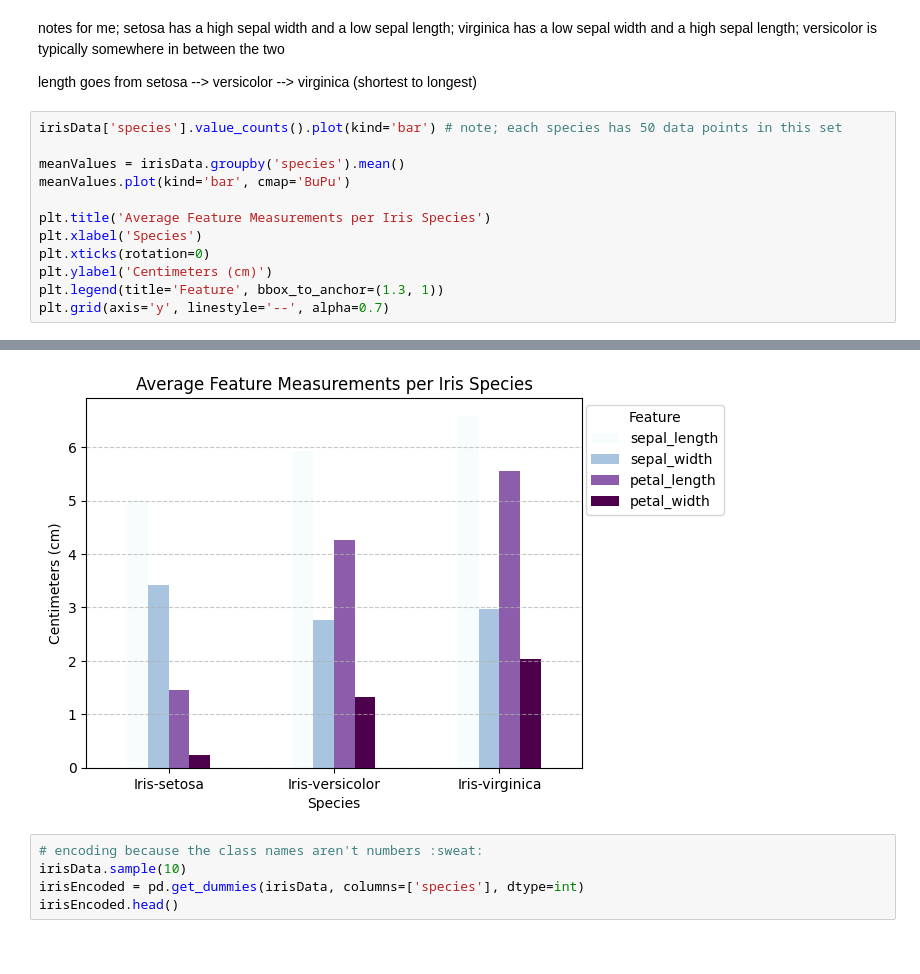
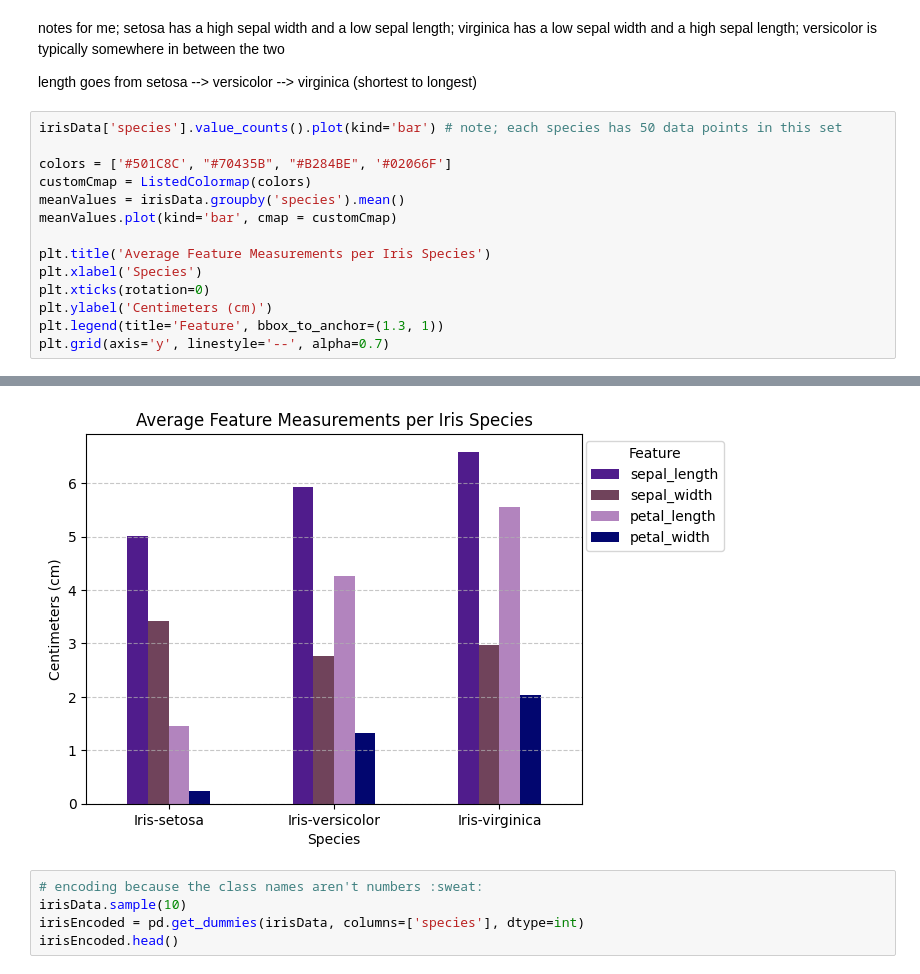
Before and after one commit to eliasangelss/irisflower, a Jupyter notebook: model.ipynb, the cells around one changed output, grey strips where cells are left out. Drawn from its saved outputs; the diff is of its cells as text.

Commit message:
spent a few hours recoloring the graphs for ease of accessibility :')

```diff
--- a/model.ipynb
+++ b/model.ipynb
@@ -51,18 +53,20 @@ length goes from setosa --> versicolor --> virginica (shortest to longest)
 # %%
 irisData['species'].value_counts().plot(kind='bar') # note; each species has 50 data points in this set
 
+colors = ['#501C8C', "#70435B", "#B284BE", '#02066F']
+customCmap = ListedColormap(colors)
 meanValues = irisData.groupby('species').mean()
-meanValues.plot(kind='bar', cmap='BuPu')
+meanValues.plot(kind='bar', cmap = customCmap)
 
 plt.title('Average Feature Measurements per Iris Species')
 plt.xlabel('Species')
 plt.xticks(rotation=0)
 plt.ylabel('Centimeters (cm)')
 plt.legend(title='Feature', bbox_to_anchor=(1.3, 1))
 plt.grid(axis='y', linestyle='--', alpha=0.7)
 # %% [output]
 [figure]
-[figure, old version]
+[figure, new version]
 # %%
 # encoding because the class names aren't numbers :sweat:
 irisData.sample(10)
```
Also changed, not shown: parts of 5 cells of this notebook.
